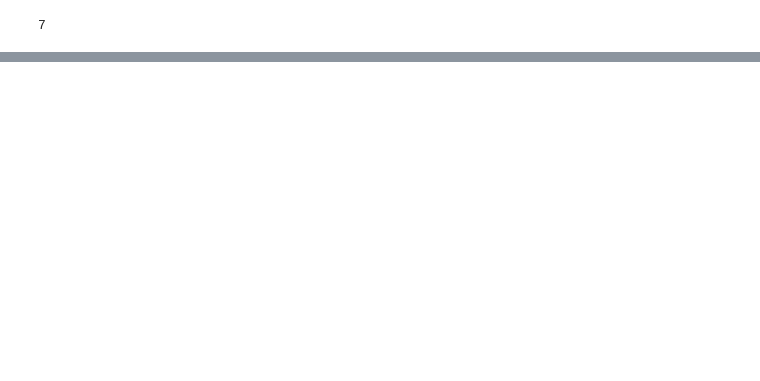
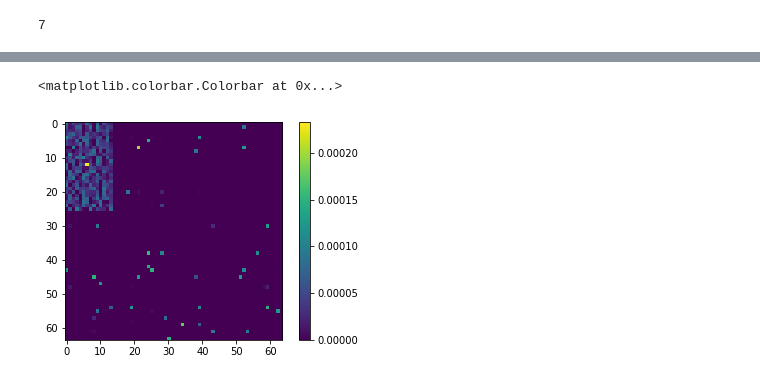
Before and after one commit to lican81/A0_DUT, a Jupyter notebook: testbench_wk5_cnn.ipynb, the cells around one changed output, grey strips where cells are left out. Cells and saved outputs as stored; diff of their text form; code cells hidden in the pictures; blank space fills up the shorter version.

```diff
--- a/testbench_wk5_cnn.ipynb
+++ b/testbench_wk5_cnn.ipynb
@@ -79,0 +115,7 @@ print(y.argmax())
+# %%
+data = a0.pic_read_batch(1, gain=-1 ) / 0.2
+plt.imshow(data)
+plt.colorbar()
+# %% [output]
+<matplotlib.colorbar.Colorbar at 0x...>
+[figure, added]
```
Also changed, not shown: parts of 31 cells of this notebook, 6 other files.
